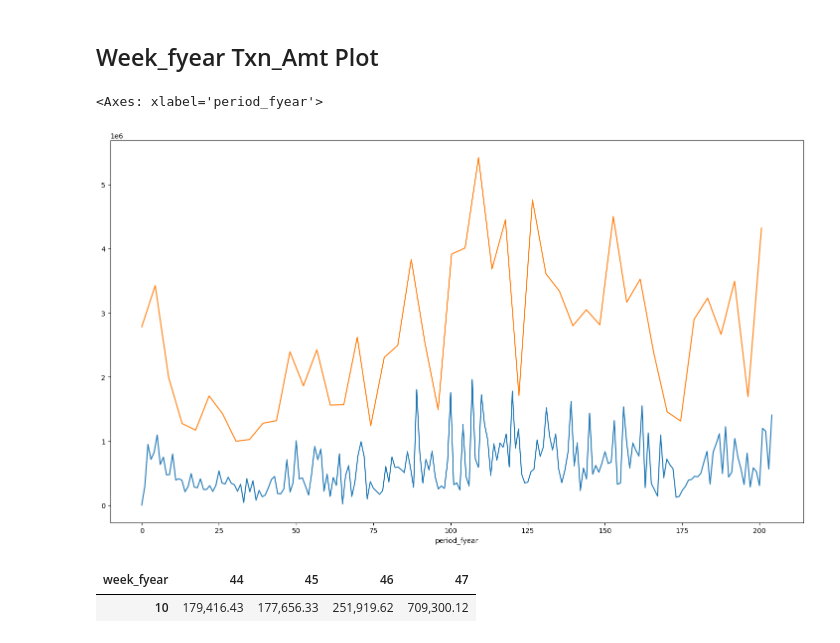
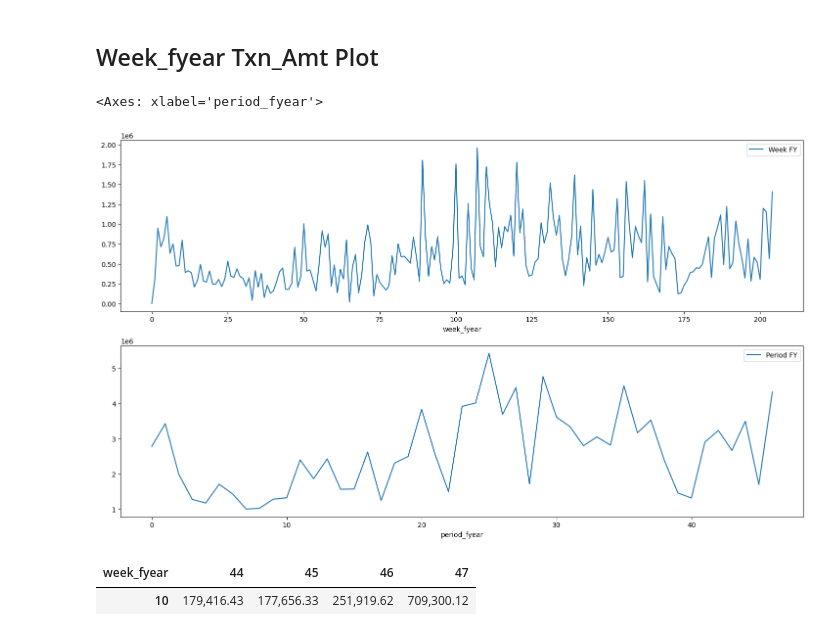
Before and after one commit to lelandjmurrin/Acquisition_Due_Dilligence_Capstone_Project, a Jupyter notebook: GeneralLedgerTxns_EDA.ipynb, the cells around one changed output. Drawn from its saved outputs; the diff is of its cells as text; code cells hidden in the pictures.

```diff
--- a/GeneralLedgerTxns_EDA.ipynb
+++ b/GeneralLedgerTxns_EDA.ipynb
@@ -1098,11 +1170,14 @@ pd.concat([df_txn_sum[[2020,2022]], df_txn_sum[[2021,2023]].set_axis([2020, 2022
 # %% [markdown]
 ## Week_fyear Txn_Amt Plot
 # %%
-dh.df.groupby("week_fyear").txn_amt.sum().plot(figsize = (18,10))
-dh.df.groupby("period_fyear").txn_amt.sum().reset_index().eval("period_fyear = period_fyear*(205/47)").set_index('period_fyear').squeeze().plot(figsize = (18,10))
+fig, axs = plt.subplots(2,1)
+dh.df.groupby("week_fyear").txn_amt.sum().plot(figsize = (18,10), ax = axs[0], label = "Week FY", legend = True)
+dh.df.groupby("period_fyear").txn_amt.sum().reset_index().set_index('period_fyear').squeeze().plot(figsize = (18,10), ax = axs[1], label = "Period FY", legend = True)
+
+#.eval("period_fyear = period_fyear*(205/47)")
 # %% [output]
 <Axes: xlabel='period_fyear'>
-[figure, old version]
+[figure, new version]
 # %%
 dh.df.query("period_fyear == 10").groupby("week_fyear").txn_amt.sum().to_frame(name = "10").T#.plot(kind = "bar", stacked = True)
 # %% [output]
```
Also changed, not shown: parts of 13 cells of this notebook, 2 other files.
